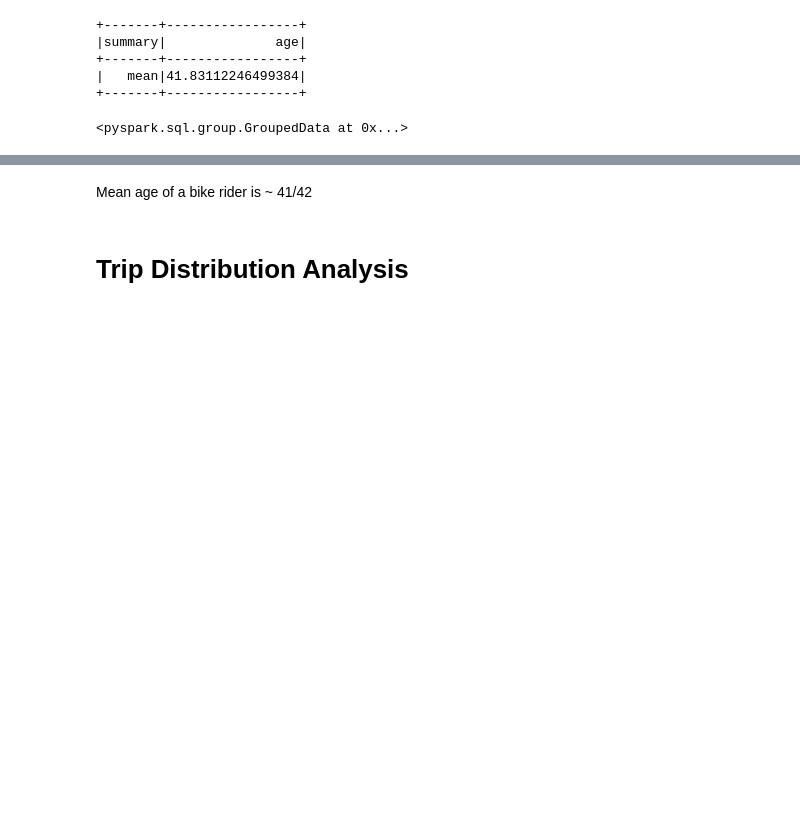
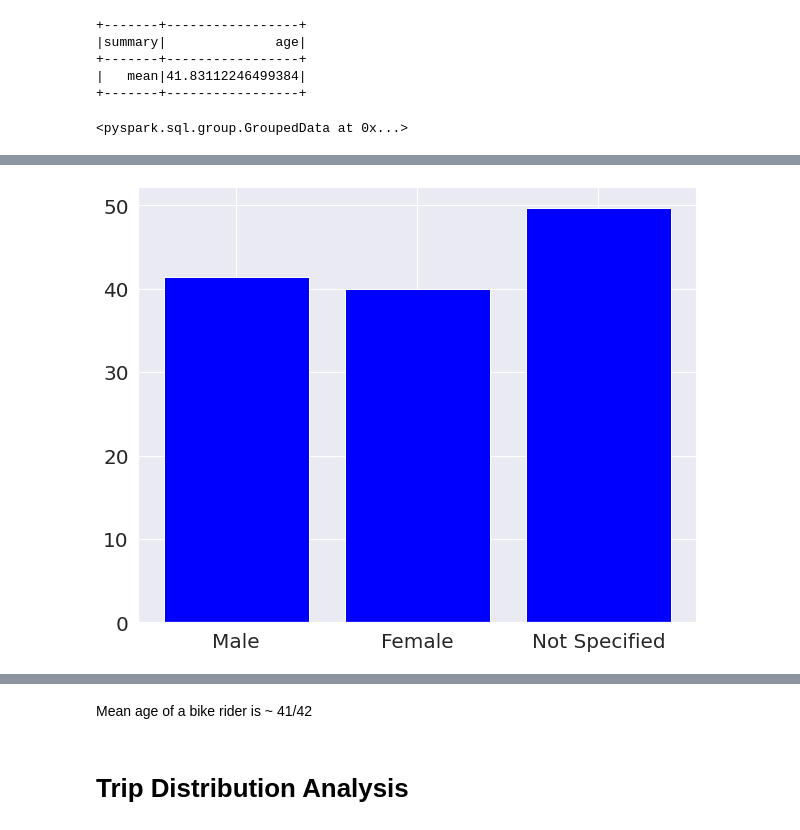
Before and after one commit to ruchikaakanar/502Project, a Jupyter notebook: 502CodeRuchi.ipynb, the cells around one changed output, grey strips where cells are left out. Saved outputs shown, nothing was run; the diff lists cells and outputs as text; code cells hidden in the pictures; blank space fills up the shorter version.

```diff
--- a/502CodeRuchi.ipynb
+++ b/502CodeRuchi.ipynb
@@ -164,12 +172,14 @@ citibikegender.avg(*avg_colsg).show()
 # %%
 fig = plt.figure(figsize=(10, 8))
 index = ['Male', 'Female', 'Not Specified']
-counts = [90830536,6293948]
+counts = [41.378,39.956,49.678]
 plt.bar(index,counts, color = 'blue')
 plt.yticks(size = 20)
 plt.xticks(index, size = 20)
 plt.show()
-fig.savefig("Gender and Age.png", bbox_inches='tight')
+fig.savefig("GenderandAge.png", bbox_inches='tight')
+# %% [output]
+[figure, added]
 # %%
 fig = plt.figure(figsize=(10, 8))
 index = ['Male', 'Female', 'Not Specified']
```
Also changed, not shown: parts of 12 cells of this notebook.
